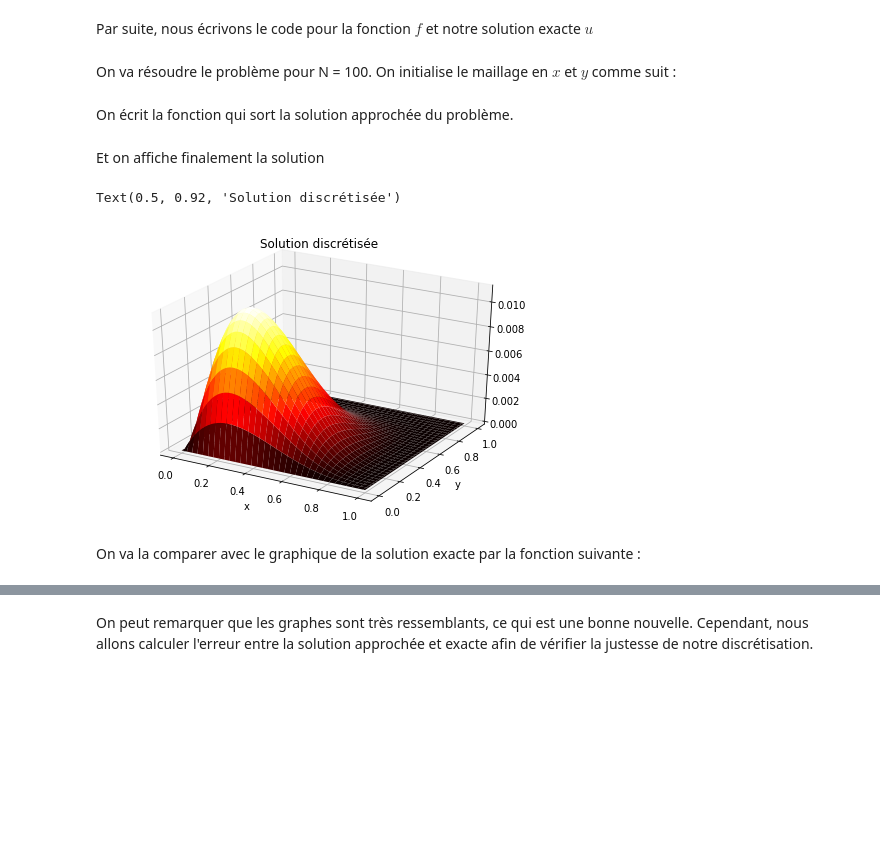
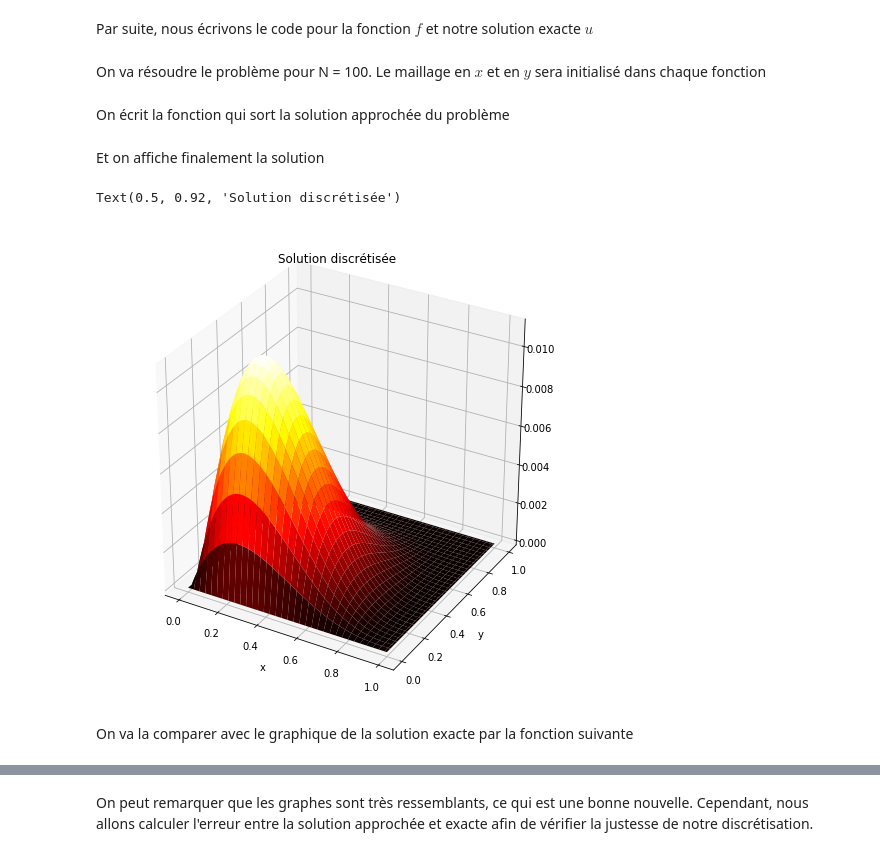
Before and after one commit to ThomasPhilibert0/cours, a Jupyter notebook: GTT/DiscretisationLaplacien.ipynb, the cells around one changed output, grey strips where cells are left out. Drawn from its saved outputs; the diff is of its cells as text; code cells hidden in the pictures; blank space fills up the shorter version.

```diff
--- a/GTT/DiscretisationLaplacien.ipynb
+++ b/GTT/DiscretisationLaplacien.ipynb
@@ -120,16 +122,19 @@ def f(x1,x2):
 def u(x1,x2):
     return x1*x2*((x1-1.)**3)*((x2-1))**3
 # %% [markdown]
-On va résoudre le problème pour N = 100. On initialise le maillage en $x$ et $y$ comme suit :
+On va résoudre le problème pour N = 100. Le maillage en $x$ et en $y$ sera initialisé dans chaque fonction
 # %%
 N = 100
 
 x = np.linspace(0,1,N+1)
 y = np.linspace(0,1,N+1)
 # %% [markdown]
-On écrit la fonction qui sort la solution approchée du problème.
+On écrit la fonction qui sort la solution approchée du problème
 # %%
 def sol_disc(N):
+
+    x = np.linspace(0,1,N+1)
+    y = np.linspace(0,1,N+1)
 
     F = np.zeros((N+1)*(N+1))   #Allocation mémoire de f
 
@@ -141,24 +146,24 @@ def sol_disc(N):
     U = np.zeros((N+1)*(N+1))   #matrice pour la solution
     A = matrix_lap(N)
 
-    U = spsolve(A,F)
+    U = sci.spsolve(A,F)
 
     return U
 # %% [markdown]
 Et on affiche finalement la solution
 # %%
 U = sol_disc(N)
-fig = plt.figure(1)
+fig = plt.figure(figsize = [6.5,6.5])
 ax = Axes3D(fig)
 X,Y = np.meshgrid(x,y)
 ax.plot_surface(X,Y, U.reshape((N+1,N+1)), cmap='hot')
 plt.xlabel("x")
 plt.ylabel("y")
 plt.title("Solution discrétisée")
 # %% [output]
 Text(0.5, 0.92, 'Solution discrétisée')
-[figure, old version]
+[figure, new version]
 # %% [markdown]
-On va la comparer avec le graphique de la solution exacte par la fonction suivante :
+On va la comparer avec le graphique de la solution exacte par la fonction suivante
 # %%
 def sol_exacte(N):
```
Also changed, not shown: parts of 42 cells of this notebook.
